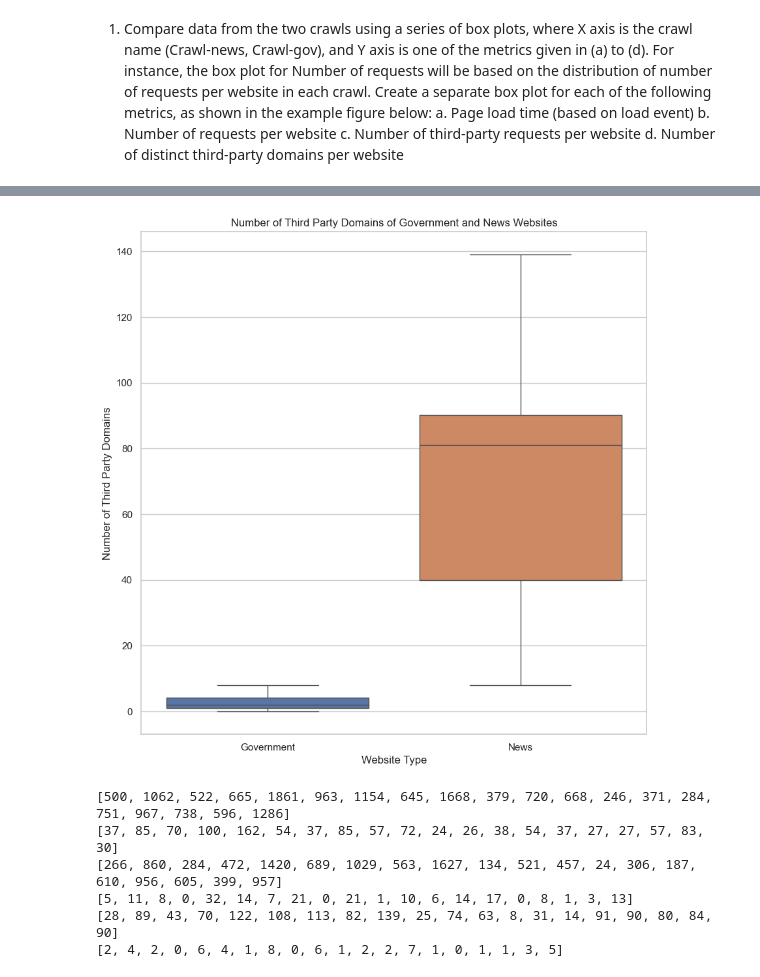
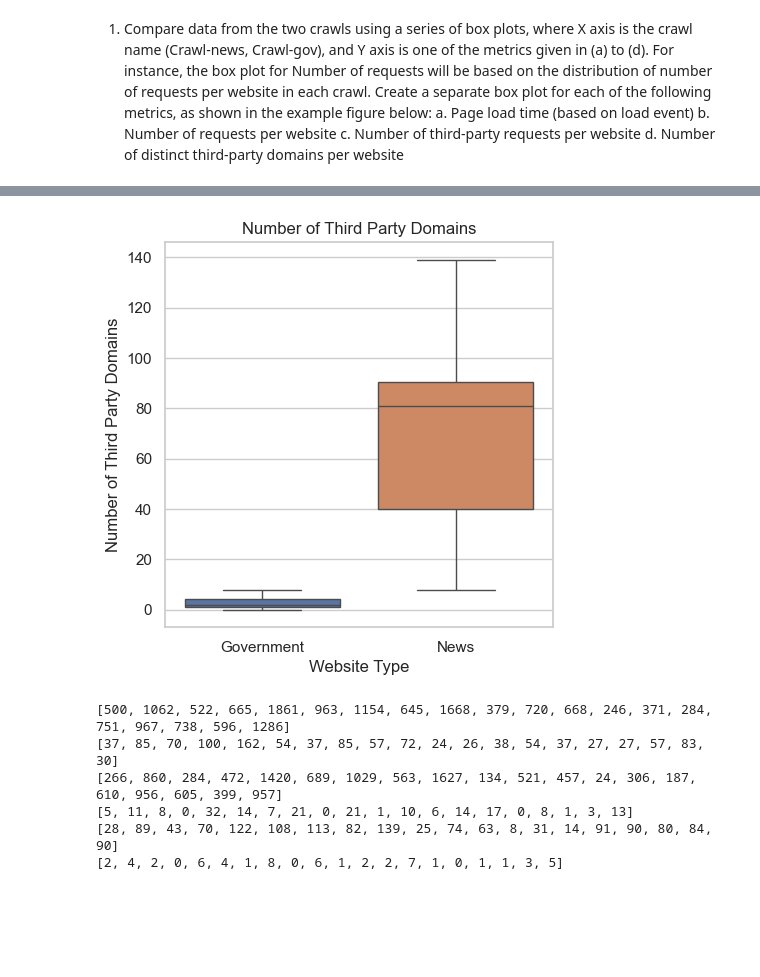
Before and after one commit to jeka-e/WebCrawler, a Jupyter notebook: analysis/analysis-1+2+7.ipynb, the cells around one changed output, grey strips where cells are left out. Drawn from its saved outputs; the diff is of its cells as text; code cells hidden in the pictures; blank space fills up the shorter version.

```diff
--- a/analysis/analysis-1+2+7.ipynb
+++ b/analysis/analysis-1+2+7.ipynb
@@ -59,7 +59,7 @@ times_news_list = [dict_val for dict_val in times_news_dict.values()]
 print(times_gov_list)
 print(times_news_list)
 
-sns.set(rc={'figure.figsize': (10, 10)})
+sns.set(rc={'figure.figsize': (5, 5)})
 
 create_boxplot([times_gov_list, times_news_list], "Loading Time of Government and News Websites", "Website Type", "Loading Time (s)", filename="gov_news_loading_time.png")
 # %% [output]
@@ -157,7 +157,7 @@ create_boxplot([num_third_party_requests_gov, num_third_party_requests_news], "N
 # %%
-create_boxplot([num_third_party_domains_gov, num_third_party_domains_news], "Number of Third Party Domains of Government and News Websites", "Website Type", "Number of Third Party Domains", filename="gov_news_third_party_domains.png")
+create_boxplot([num_third_party_domains_gov, num_third_party_domains_news], "Number of Third Party Domains", "Website Type", "Number of Third Party Domains", filename="gov_news_third_party_domains.png")
 # %% [output]
-[figure, old version]
+[figure, new version]
 # %%
 print(num_requests_news)
 print(num_requests_gov)
```
Also changed, not shown: parts of 3 cells of this notebook, 4 other files.
